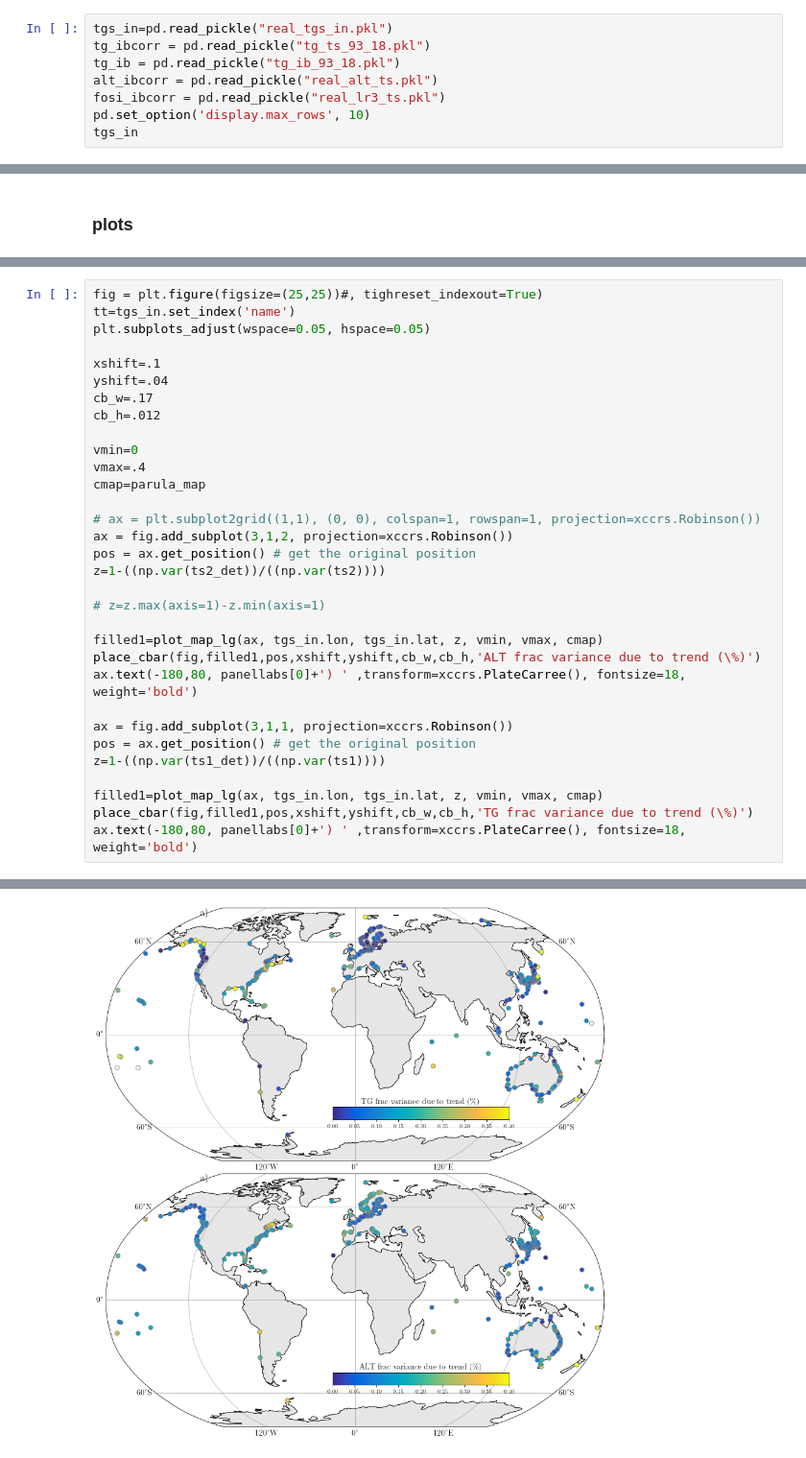
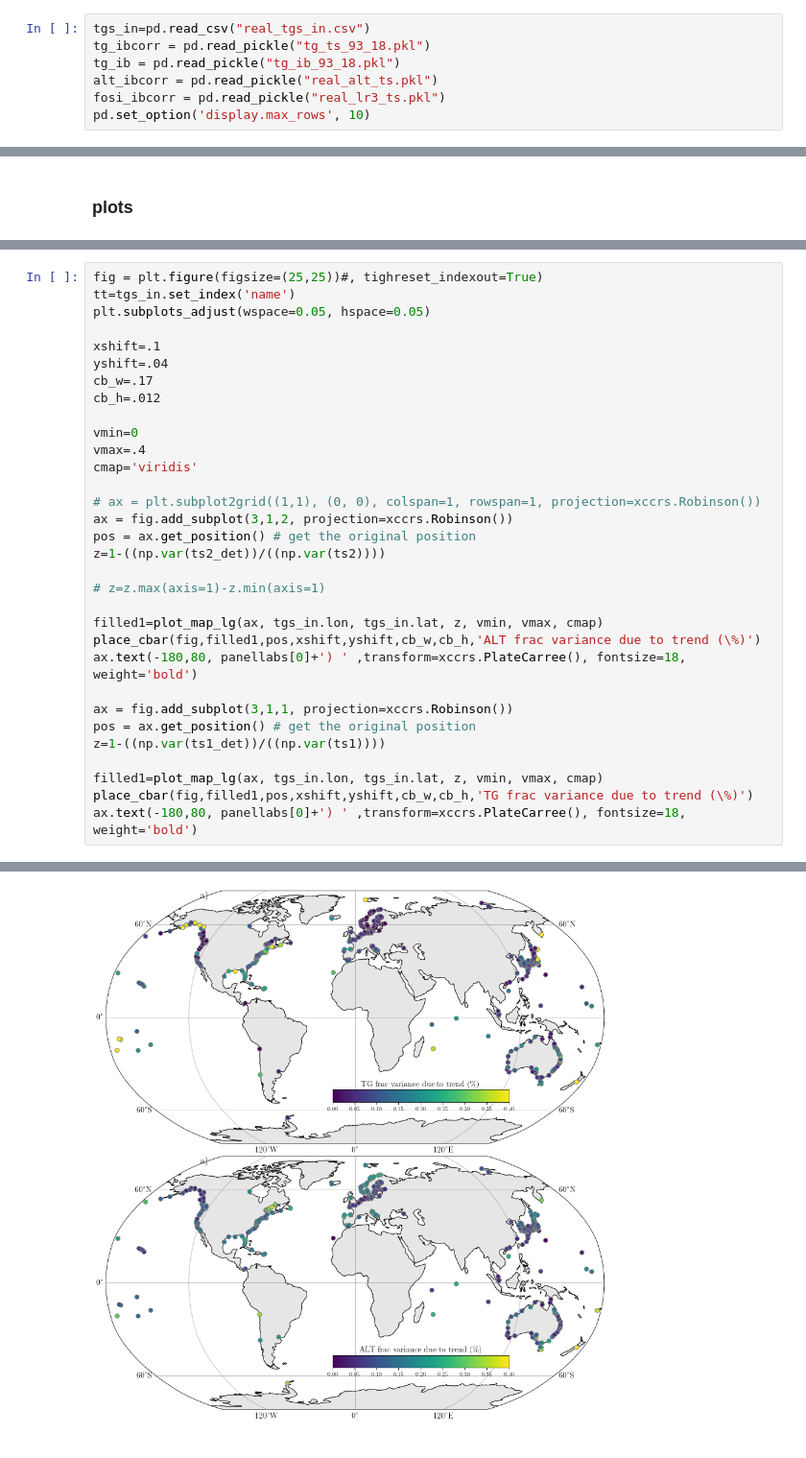
Before and after one commit to clittleaer/pyde_gauge, a Jupyter notebook: code/comp_at_points.ipynb, the cells around one changed output, grey strips where cells are left out. Shown at 96% size. Drawn from its saved outputs; the diff is of its cells as text.

```diff
--- a/code/comp_at_points.ipynb
+++ b/code/comp_at_points.ipynb
@@ -206,10 +90,9 @@ def detrend_df(df):
 # %% [markdown]
 ### bring in datasets and preprocess as necessary
 # %%
-tgs_in=pd.read_pickle("real_tgs_in.pkl")
+tgs_in=pd.read_csv("real_tgs_in.csv")
 tg_ibcorr = pd.read_pickle("tg_ts_93_18.pkl")
 tg_ib = pd.read_pickle("tg_ib_93_18.pkl")
 alt_ibcorr = pd.read_pickle("real_alt_ts.pkl")
 fosi_ibcorr = pd.read_pickle("real_lr3_ts.pkl")
 pd.set_option('display.max_rows', 10)
-tgs_in
@@ -511,35 +378,35 @@ tt=tgs_in.set_index('name')
 plt.subplots_adjust(wspace=0.05, hspace=0.05)
 
 xshift=.1
 yshift=.04
 cb_w=.17
 cb_h=.012
 
 vmin=0
 vmax=.4
-cmap=parula_map
+cmap='viridis'
 
 # ax = plt.subplot2grid((1,1), (0, 0), colspan=1, rowspan=1, projection=xccrs.Robinson())
 ax = fig.add_subplot(3,1,2, projection=xccrs.Robinson())
 pos = ax.get_position() # get the original position
 z=1-((np.var(ts2_det))/((np.var(ts2))))
 
 # z=z.max(axis=1)-z.min(axis=1)
 
 filled1=plot_map_lg(ax, tgs_in.lon, tgs_in.lat, z, vmin, vmax, cmap)
 place_cbar(fig,filled1,pos,xshift,yshift,cb_w,cb_h,'ALT frac variance due to trend (\%)')
 ax.text(-180,80, panellabs[0]+') ' ,transform=xccrs.PlateCarree(), fontsize=18, weight='bold')
 
 ax = fig.add_subplot(3,1,1, projection=xccrs.Robinson())
 pos = ax.get_position() # get the original position
 z=1-((np.var(ts1_det))/((np.var(ts1))))
 
 filled1=plot_map_lg(ax, tgs_in.lon, tgs_in.lat, z, vmin, vmax, cmap)
 place_cbar(fig,filled1,pos,xshift,yshift,cb_w,cb_h,'TG frac variance due to trend (\%)')
 ax.text(-180,80, panellabs[0]+') ' ,transform=xccrs.PlateCarree(), fontsize=18, weight='bold')
 # %% [output]
 Text(-180, 80, 'a) ')
-[figure, old version]
+[figure, new version]
 # %%
 fig = plt.figure(figsize=(25,25))#, tighreset_indexout=True)
 tt=tgs_in.set_index('name')
```
Also changed, not shown: parts of 15 cells of this notebook, 3 other files.
